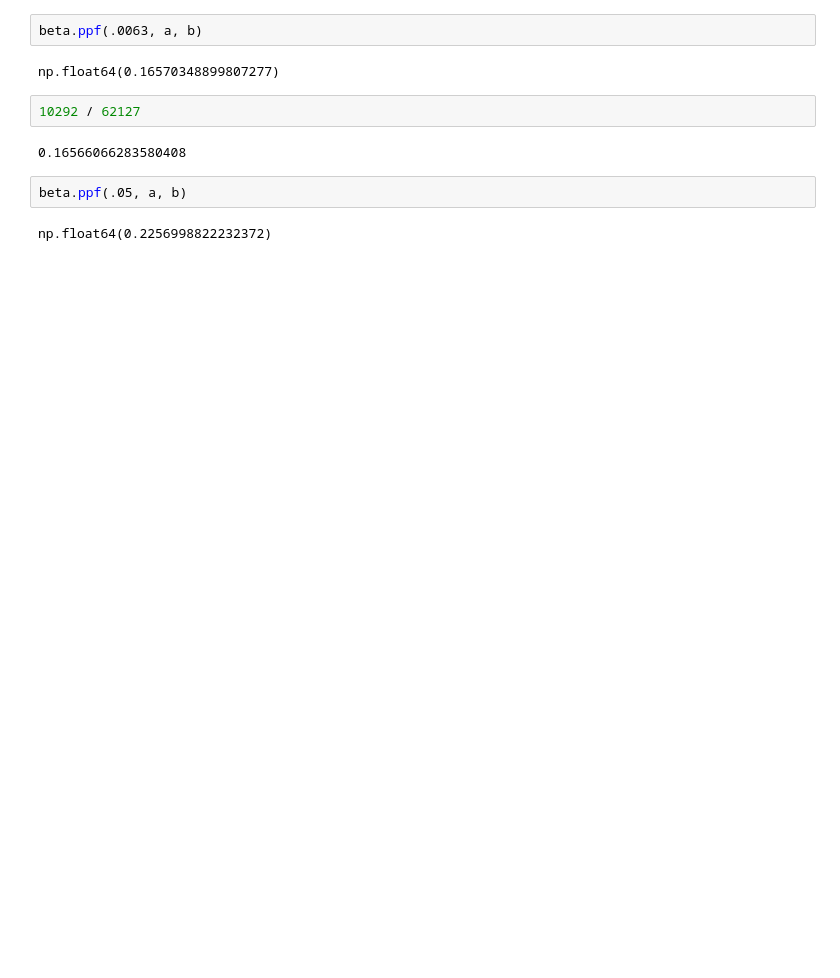
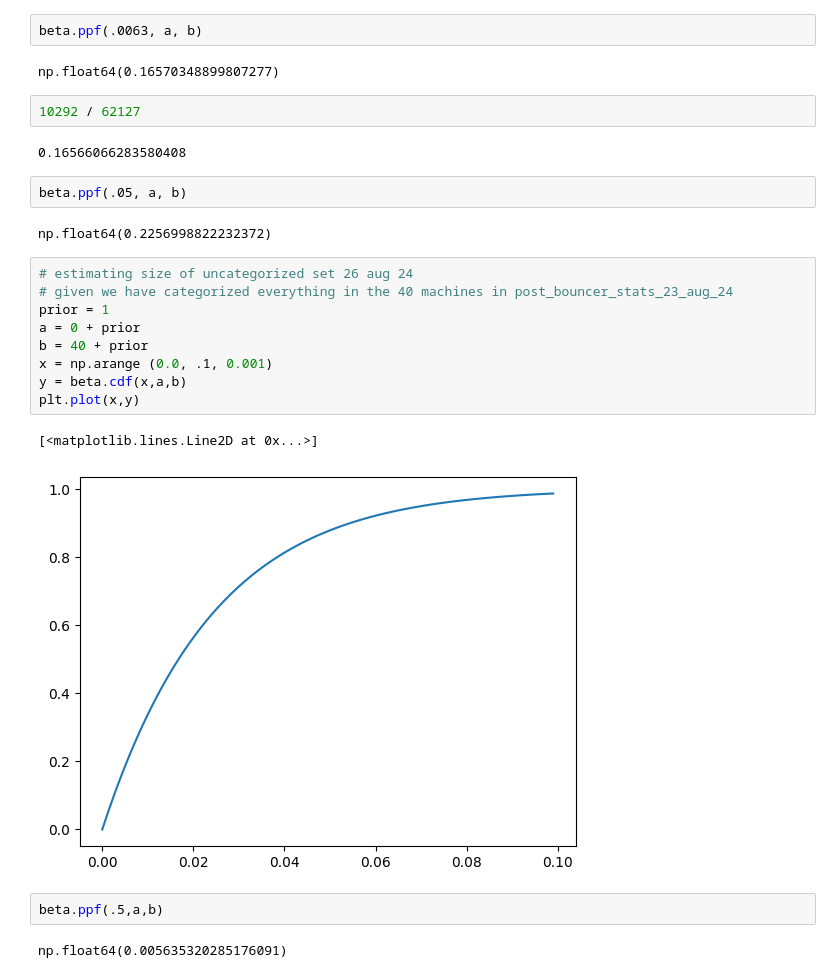
Before and after one commit to phinanix/rust-beavers, a Jupyter notebook: plot_beta.ipynb, the cells around one changed output. Saved outputs shown, nothing was run; the diff lists cells and outputs as text; blank space fills up the shorter version.

```diff
--- a/plot_beta.ipynb
+++ b/plot_beta.ipynb
@@ -78,3 +78,19 @@ np.float64(0.16570348899807277)
 beta.ppf(.05, a, b)
 # %% [output]
 np.float64(0.2256998822232372)
+# %%
+# estimating size of uncategorized set 26 aug 24
+# given we have categorized everything in the 40 machines in post_bouncer_stats_23_aug_24
+prior = 1
+a = 0 + prior
+b = 40 + prior
+x = np.arange (0.0, .1, 0.001)
+y = beta.cdf(x,a,b)
+plt.plot(x,y)
+# %% [output]
+[<matplotlib.lines.Line2D at 0x...>]
+[figure, added]
+# %%
+beta.ppf(.5,a,b)
+# %% [output]
+np.float64(0.005635320285176091)
```
Also changed, not shown: 6 other files.
